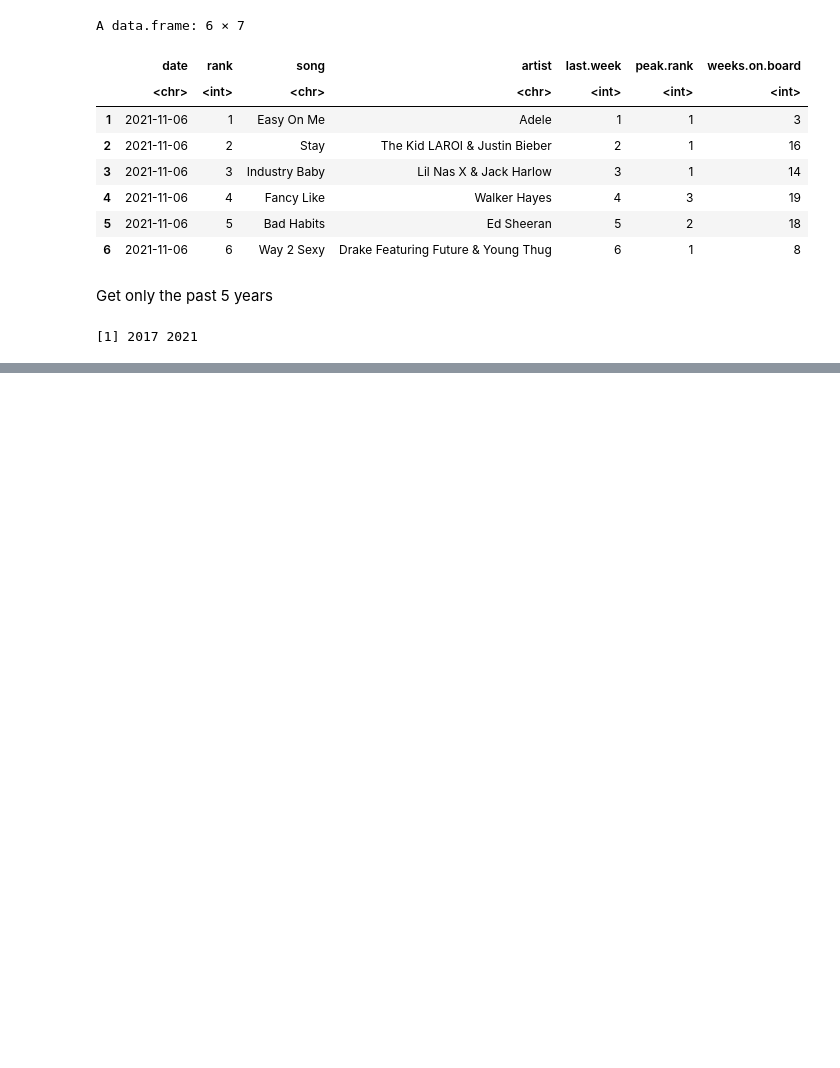
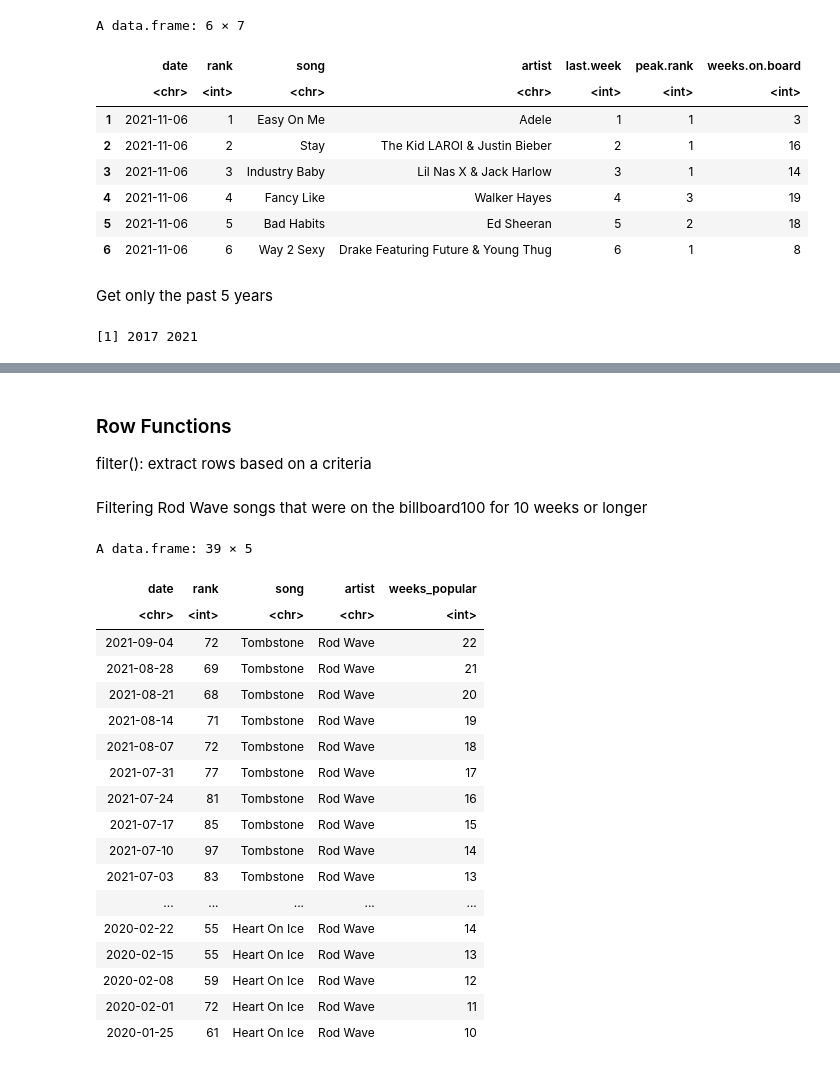
Before and after one commit to glennnoronha/R, a Jupyter notebook: dplyr_practice.ipynb, the cells around one changed output, grey strips where cells are left out. Saved outputs shown, nothing was run; the diff lists cells and outputs as text; code cells hidden in the pictures; blank space fills up the shorter version.

```diff
--- a/dplyr_practice.ipynb
+++ b/dplyr_practice.ipynb
@@ -42,0 +92,28 @@ last_5_years %>%
+# %% [markdown]
+### Row Functions
+filter(): extract rows based on a criteria
+# %% [markdown]
+Filtering Rod Wave songs that were on the billboard100 for 10 weeks or longer
+# %%
+billboard100 %>%
+  filter(weeks_popular >= 10, artist == "Rod Wave")
+# %% [output]
+A data.frame: 39 × 5
+| date | rank | song | artist | weeks_popular |
+| <chr> | <int> | <chr> | <chr> | <int> |
+| 2021-09-04 | 72 | Tombstone | Rod Wave | 22 |
+| 2021-08-28 | 69 | Tombstone | Rod Wave | 21 |
+| 2021-08-21 | 68 | Tombstone | Rod Wave | 20 |
+| 2021-08-14 | 71 | Tombstone | Rod Wave | 19 |
+| 2021-08-07 | 72 | Tombstone | Rod Wave | 18 |
+| 2021-07-31 | 77 | Tombstone | Rod Wave | 17 |
+| 2021-07-24 | 81 | Tombstone | Rod Wave | 16 |
+| 2021-07-17 | 85 | Tombstone | Rod Wave | 15 |
+| 2021-07-10 | 97 | Tombstone | Rod Wave | 14 |
+| 2021-07-03 | 83 | Tombstone | Rod Wave | 13 |
+| ... | ... | ... | ... | ... |
+| 2020-02-22 | 55 | Heart On Ice | Rod Wave | 14 |
+| 2020-02-15 | 55 | Heart On Ice | Rod Wave | 13 |
+| 2020-02-08 | 59 | Heart On Ice | Rod Wave | 12 |
+| 2020-02-01 | 72 | Heart On Ice | Rod Wave | 11 |
+| 2020-01-25 | 61 | Heart On Ice | Rod Wave | 10 |
```
Also changed, not shown: parts of 17 cells of this notebook.
